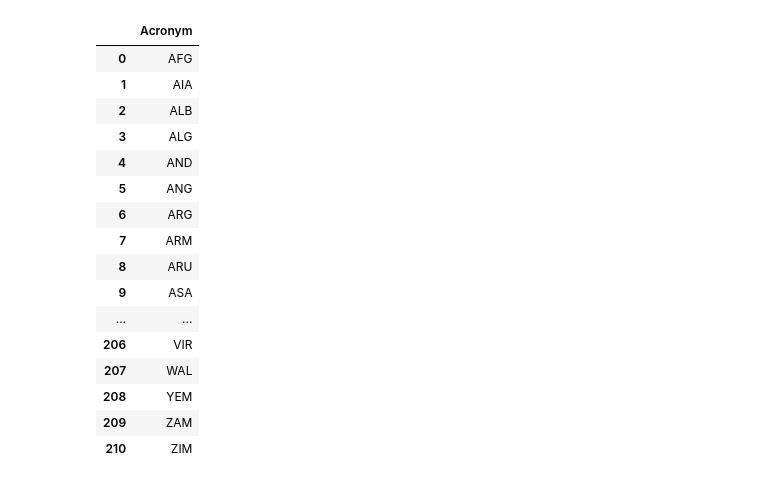
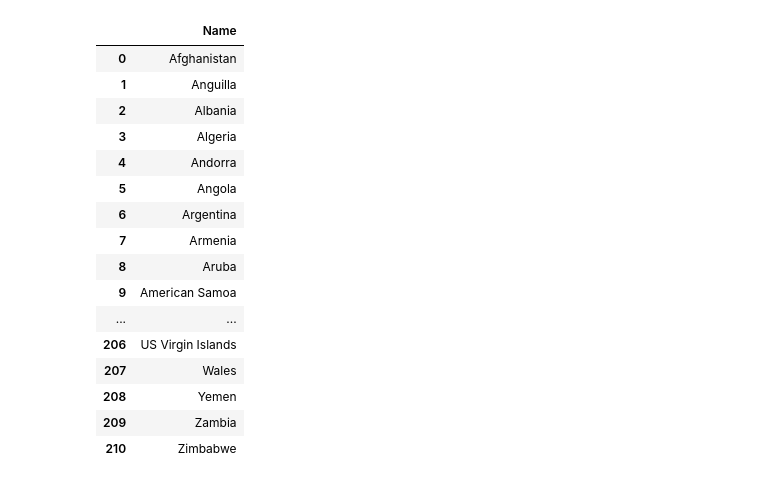
Before and after one commit to leonardodesantana/data-hibs, a Jupyter notebook: notebooks/Untitled1.ipynb, the cells around one changed output. Saved outputs shown, nothing was run; the diff lists cells and outputs as text; code cells hidden in the pictures.

```diff
--- a/notebooks/Untitled1.ipynb
+++ b/notebooks/Untitled1.ipynb
@@ -72,23 +52,46 @@ acronym.columns = ['Acronym']
 acronym1.columns = ['Acronym']
 acronym2. columns = ['Acronym']
 # %%
+#all acronyms are inserted in the same dataframe
 combined_df = pd.concat([acronym, acronym1, acronym2], axis=0, ignore_index=True)
-combined_df
+acronymdf = combined_df
-# %% [output]
-|  | Acronym |
-| 0 | AFG |
-| 1 | AIA |
-| 2 | ALB |
-| 3 | ALG |
-| 4 | AND |
-| 5 | ANG |
-| 6 | ARG |
-| 7 | ARM |
-| 8 | ARU |
-| 9 | ASA |
-| ... | ... |
-| 206 | VIR |
-| 207 | WAL |
-| 208 | YEM |
-| 209 | ZAM |
-| 210 | ZIM |
+# %%
+#creating countries name dataframes for further concat
+
+df_name = pd.DataFrame(dfs['1'])
+df_name2 = pd.DataFrame(dfs['3'])
+df_name3 = pd.DataFrame(dfs['5'])
+
+#unnecessary rows cleaned
+rows_to_drop = [0,72]
+rows_to_drop2 = [0,70,71,72]
+df_name = df_name.drop(rows_to_drop)
+df_name2 = df_name2.drop(rows_to_drop)
+df_name3 = df_name3.drop(rows_to_drop2)
+
+#all the columns put on the same name to map the pd.concat properly
+df_name.columns = ['Name']
+df_name2.columns = ['Name']
+df_name3. columns = ['Name']
+
+#all countries names are now put in the same dataframe
+data = pd.concat([df_name, df_name2, df_name3], axis=0, ignore_index=True)
+data
+# %% [output]
+|  | Name |
+| 0 | Afghanistan |
+| 1 | Anguilla |
+| 2 | Albania |
+| 3 | Algeria |
+| 4 | Andorra |
+| 5 | Angola |
+| 6 | Argentina |
+| 7 | Armenia |
+| 8 | Aruba |
+| 9 | American Samoa |
+| ... | ... |
+| 206 | US Virgin Islands |
+| 207 | Wales |
+| 208 | Yemen |
+| 209 | Zambia |
+| 210 | Zimbabwe |
```
Also changed, not shown: parts of 3 cells of this notebook.
